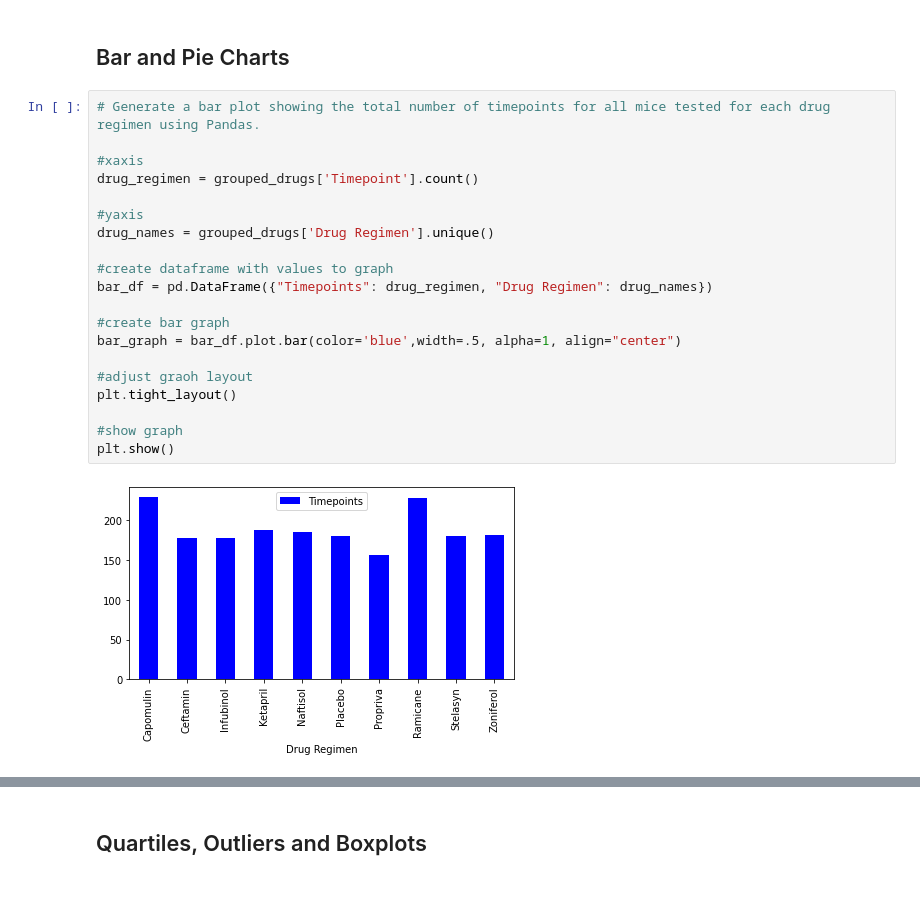
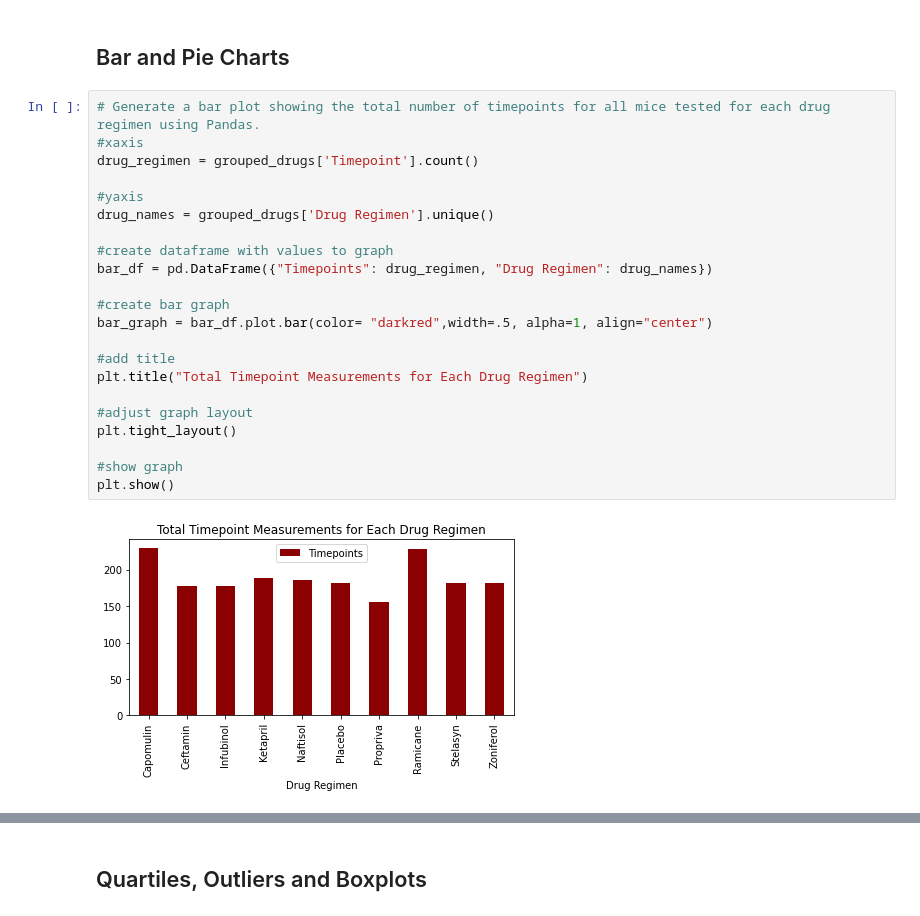
Before and after one commit to bmilne64/Comparative-Drug-Performance-on-Treating-Tumors-in-Mice, a Jupyter notebook: Instructions/Pymaceuticals/pymaceuticals_starter.ipynb, the cells around one changed output, grey strips where cells are left out. Drawn from its saved outputs; the diff is of its cells as text.

```diff
--- a/Instructions/Pymaceuticals/pymaceuticals_starter.ipynb
+++ b/Instructions/Pymaceuticals/pymaceuticals_starter.ipynb
@@ -153,23 +182,25 @@ agg_summary_df.head()
 ## Bar and Pie Charts
 # %%
 # Generate a bar plot showing the total number of timepoints for all mice tested for each drug regimen using Pandas.
-
 #xaxis
 drug_regimen = grouped_drugs['Timepoint'].count()
 
 #yaxis
 drug_names = grouped_drugs['Drug Regimen'].unique()
 
 #create dataframe with values to graph
 bar_df = pd.DataFrame({"Timepoints": drug_regimen, "Drug Regimen": drug_names})
 
 #create bar graph
-bar_graph = bar_df.plot.bar(color='blue',width=.5, alpha=1, align="center")
+bar_graph = bar_df.plot.bar(color= "darkred",width=.5, alpha=1, align="center")
 
-#adjust graoh layout
+#add title
+plt.title("Total Timepoint Measurements for Each Drug Regimen")
+
+#adjust graph layout
 plt.tight_layout()
 
 #show graph
 plt.show()
 # %% [output]
-[figure, old version]
+[figure, new version]
```
Also changed, not shown: parts of 24 cells of this notebook, 5 other files.
